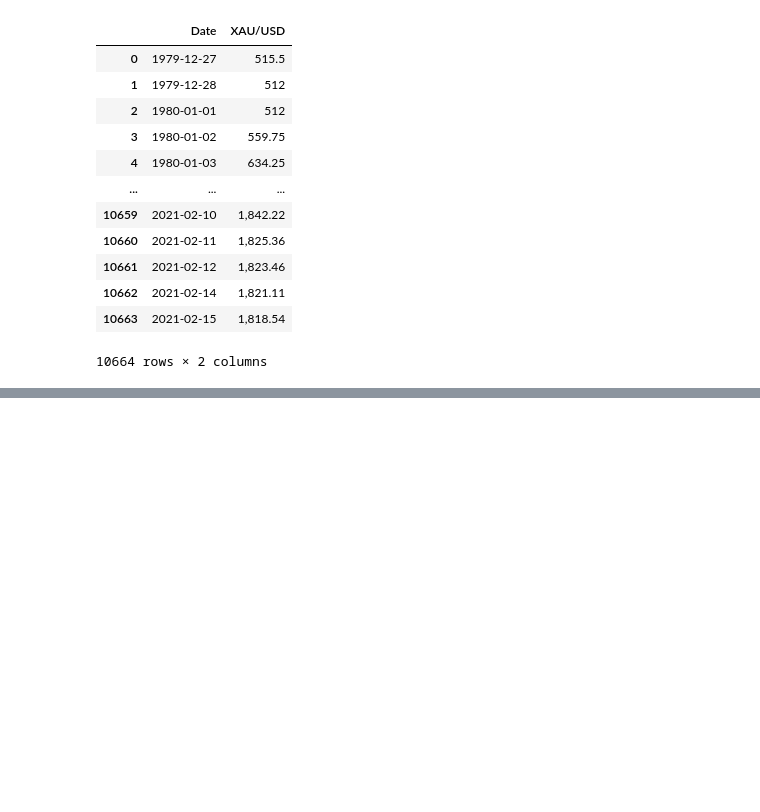
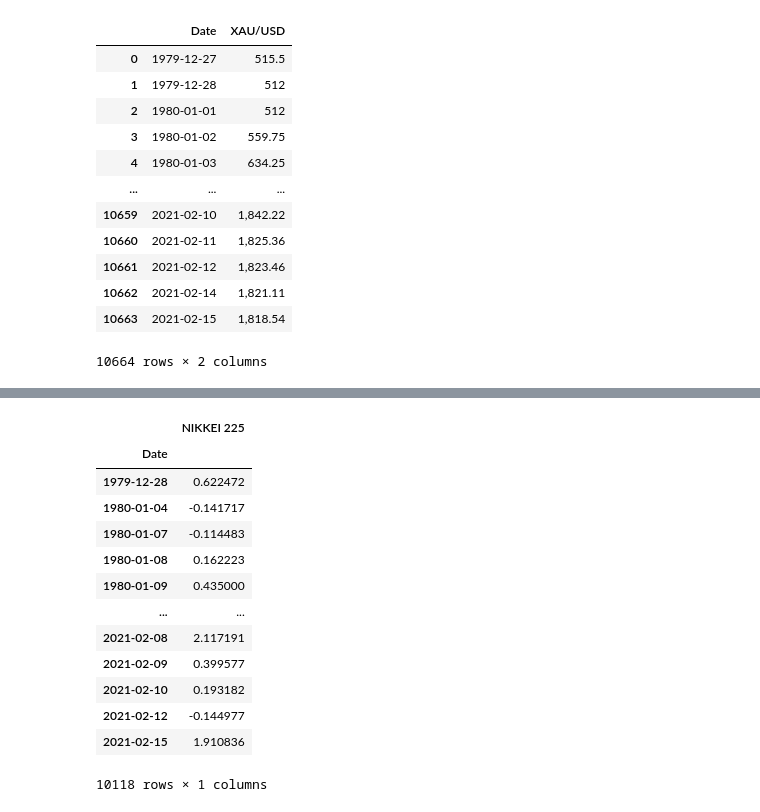
Before and after one commit to AR-Elbers/Market-Predictors, a Jupyter notebook: Data Treatment/Financial Data Treatment.ipynb, the cells around one changed output, grey strips where cells are left out. Drawn from its saved outputs; the diff is of its cells as text; code cells hidden in the pictures; blank space fills up the shorter version.

```diff
--- a/Financial Data.ipynb
+++ b/Data Treatment/Financial Data Treatment.ipynb
@@ -253,0 +276,29 @@ nikkei.to_csv('Nikkei Value')
+# %%
+# Calculate the daily returns for each df in a new df
+nikkei_return = (nikkei.pct_change()*100)
+bonds_return = (bonds.pct_change()*100)
+nasdaq_return = (nasdaq.pct_change()*100)
+# gold_return = (gold.pct_change()*100)
+# %%
+# Use dropna() to drop the first row which will be a null value
+# gold_return = gold_return.dropna()
+bonds_return = bonds_return.dropna()
+nasdaq_return = nasdaq_return.dropna()
+nikkei_return = nikkei_return.dropna()
+# %%
+nikkei_return
+# %% [output]
+|  | NIKKEI 225 |
+| Date |  |
+| 1979-12-28 | 0.622472 |
+| 1980-01-04 | -0.141717 |
+| 1980-01-07 | -0.114483 |
+| 1980-01-08 | 0.162223 |
+| 1980-01-09 | 0.435000 |
+| ... | ... |
+| 2021-02-08 | 2.117191 |
+| 2021-02-09 | 0.399577 |
+| 2021-02-10 | 0.193182 |
+| 2021-02-12 | -0.144977 |
+| 2021-02-15 | 1.910836 |
+10118 rows × 1 columns
```
Also changed, not shown: parts of 12 cells of this notebook, 8 other files.
